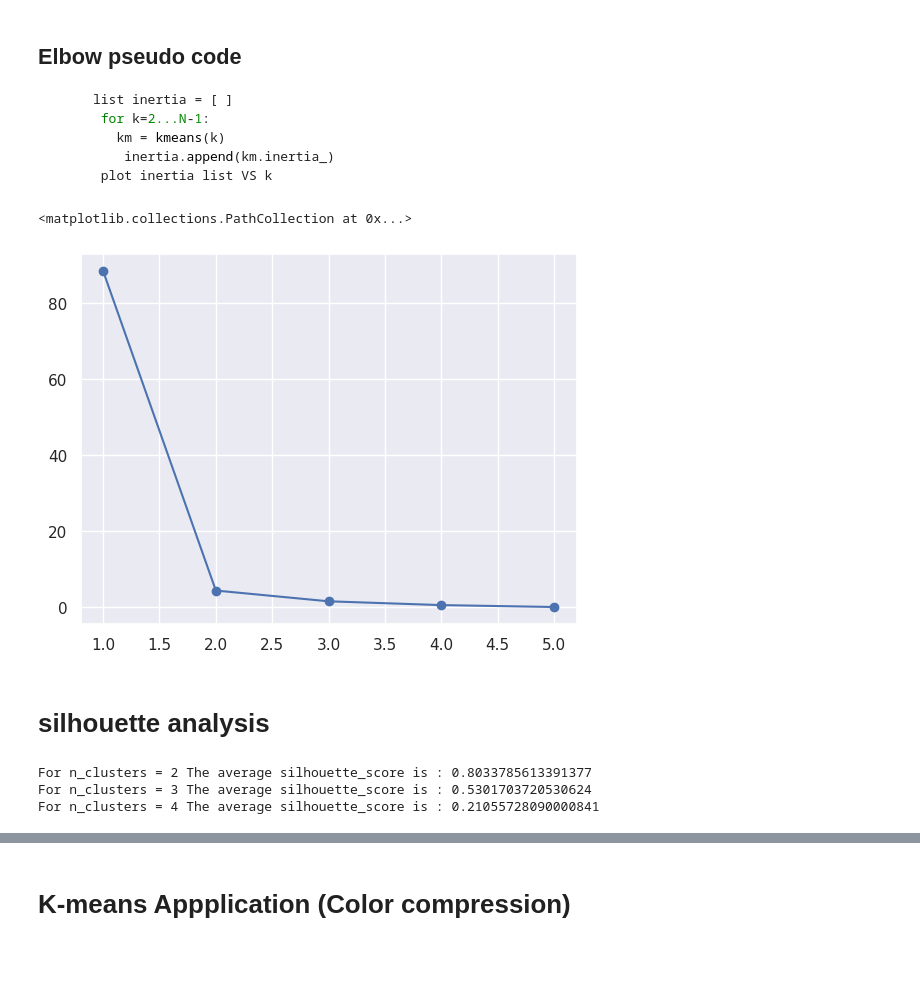
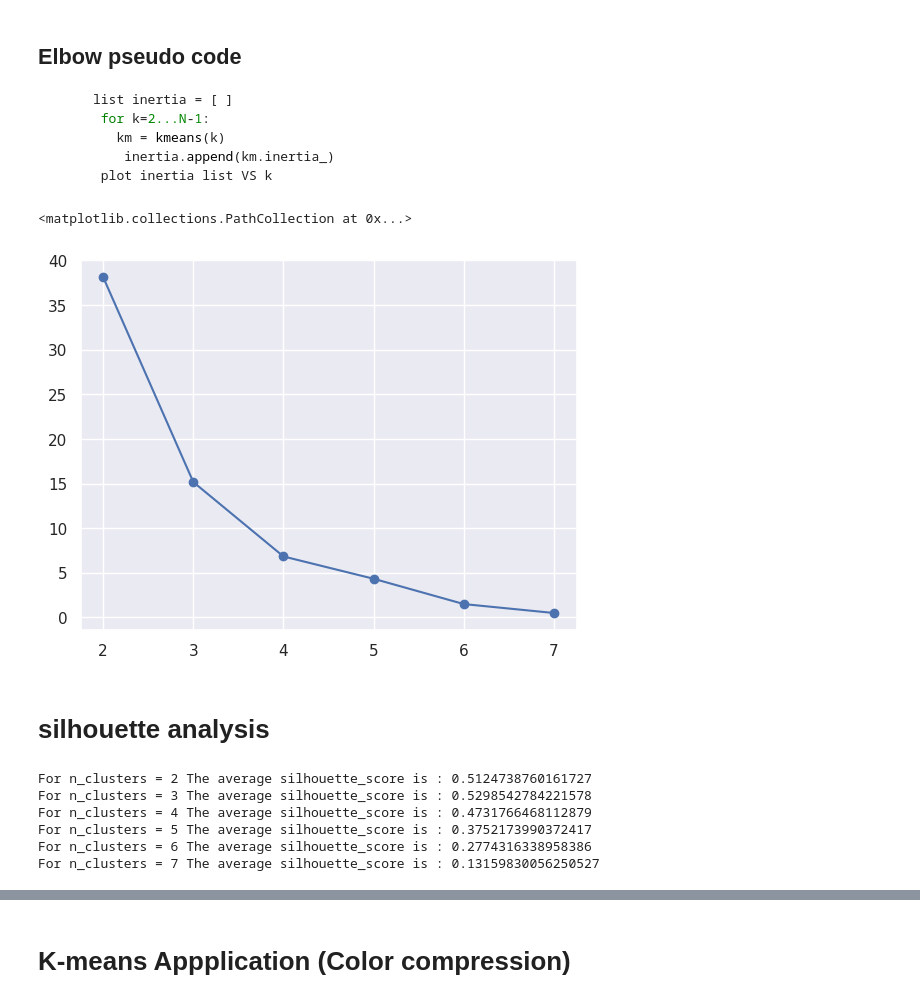
Before and after one commit to ekaratnida/Applied-machine-learning, a Jupyter notebook: Week14-kmeans/K-means.ipynb, the cells around one changed output, grey strips where cells are left out. Cells and saved outputs as stored; diff of their text form; code cells hidden in the pictures; blank space fills up the shorter version.

````diff
--- a/Week14-kmeans/K-means.ipynb
+++ b/Week14-kmeans/K-means.ipynb
@@ -16,9 +14,5 @@ nc = 2 #nc=k
 # %%
-
-#X = np.array([[1, 2], [2, 1], [3, 3],
-#              [8, 1.5], [9, 2], [10, 0]])
-
-X = np.array([[1,1],[1,2],[3,2],[8,6],[9,7]])
+X = np.array([[1,1],[1,2],[3,2],[8,6],[9,7],[4,6],[3,8],[6,4]])
 
 plt.scatter(X[:, 0], X[:, 1], s=30)
 plt.xlim(0,10)
@@ -29,4 +23,5 @@ plt.show()
 # %%
+nc = 3 #nc=k
 kmeans = KMeans(n_clusters=nc, random_state=123)
 kmeans.fit(X)
 # %% [output]
@@ -59,24 +55,23 @@ plt.ylim(0,10)
       plot inertia list VS k
 ```
 # %%
-range_n_clusters = [1, 2, 3, 4,5] # 1<clusters< m
+range_n_clusters = np.arange(2,len(X)) #[2, 3, 4] # 1<clusters< m
 inertiaList = []
 for k in range_n_clusters:
     cluster = KMeans(n_clusters=k, random_state=10)
     cluster.fit(X)
     inertiaList.append(cluster.inertia_)
 
 #print(inertiaList)
 #sns.set_style("whitegrid")
 plt.plot(range_n_clusters,inertiaList)
 plt.scatter(range_n_clusters, inertiaList)
 # %% [output]
 <matplotlib.collections.PathCollection at 0x...>
-[figure, old version]
+[figure, new version]
 # %% [markdown]
 # silhouette analysis
 # %%
-range_n_clusters = [2, 3, 4]
 for k in range_n_clusters:
   clusterer = KMeans(n_clusters=k, random_state=10)
   cluster_labels = clusterer.fit_predict(X)
@@ -88,9 +83,12 @@ for k in range_n_clusters:
       silhouette_avg,
   )
 # %% [output]
-For n_clusters = 2 The average silhouette_score is : 0.8033785613391377
-For n_clusters = 3 The average silhouette_score is : 0.5301703720530624
-For n_clusters = 4 The average silhouette_score is : 0.21055728090000841
+For n_clusters = 2 The average silhouette_score is : 0.5124738760161727
+For n_clusters = 3 The average silhouette_score is : 0.5298542784221578
+For n_clusters = 4 The average silhouette_score is : 0.4731766468112879
+For n_clusters = 5 The average silhouette_score is : 0.3752173990372417
+For n_clusters = 6 The average silhouette_score is : 0.2774316338958386
+For n_clusters = 7 The average silhouette_score is : 0.13159830056250527
 # %%
 new_range = range(2,len(range_n_clusters)-1)
 for n_clusters in new_range:
````
Also changed, not shown: parts of 8 cells of this notebook.
